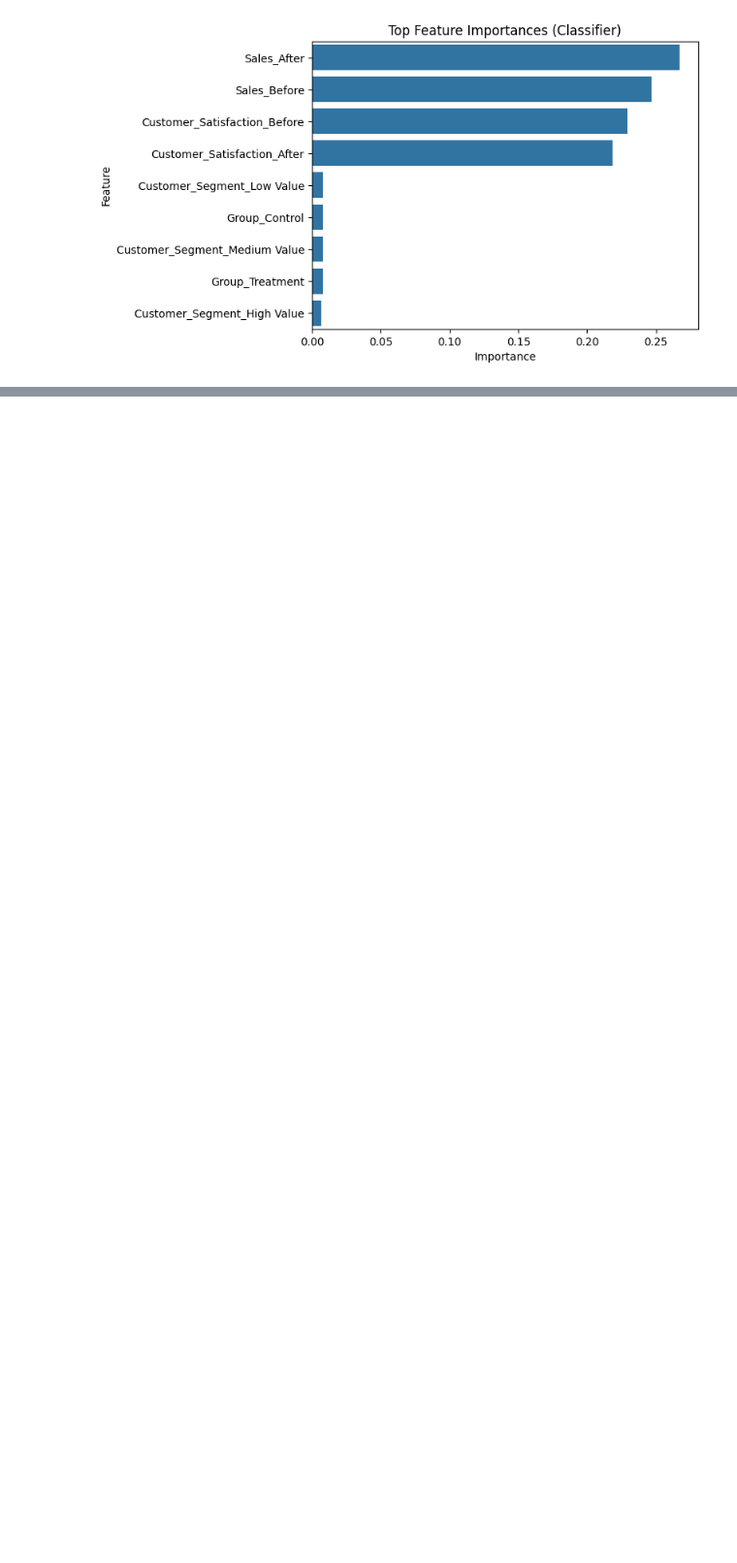
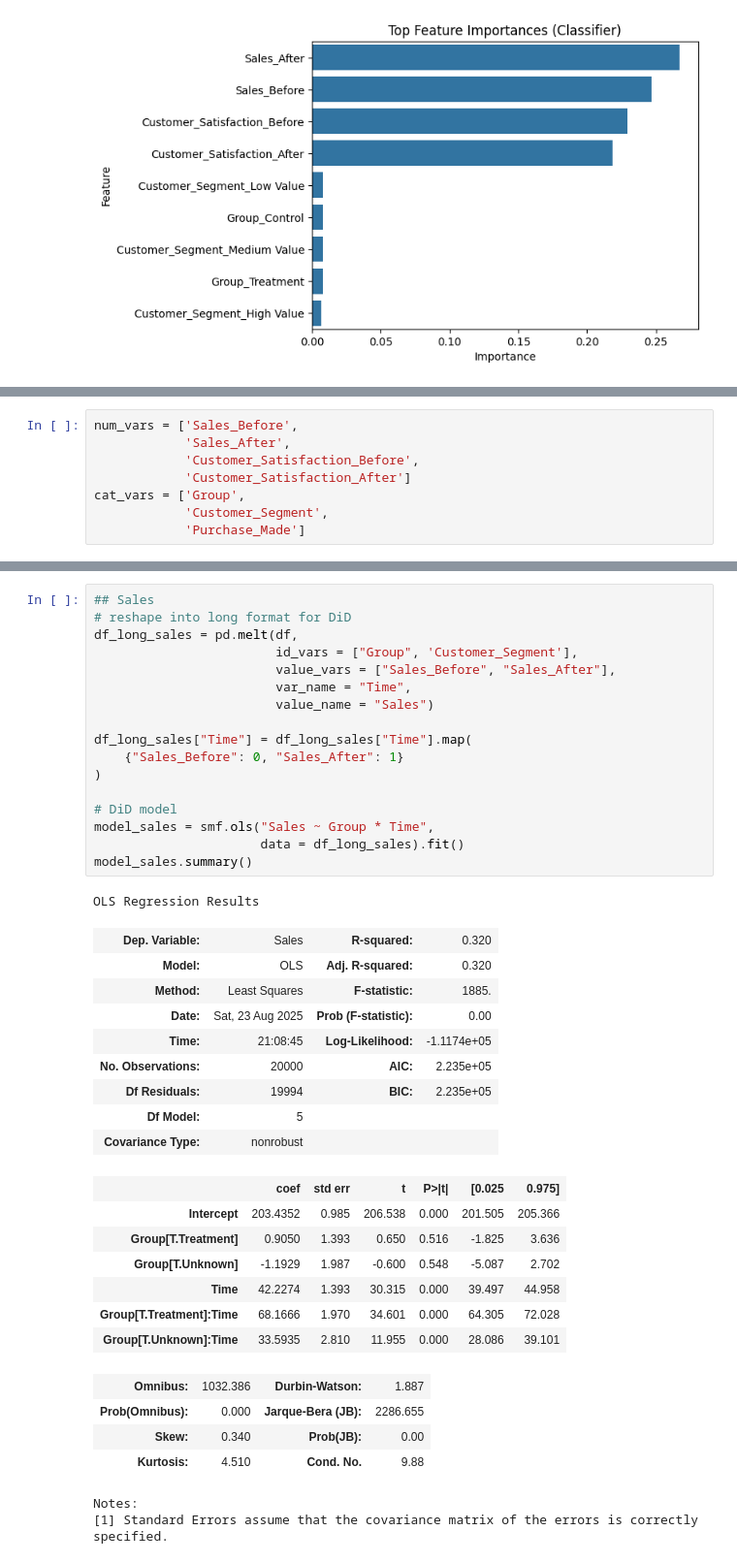
Before and after one commit to liaohan618/Sales-Satisfaction-Kaggle, a Jupyter notebook: SNS_Missing.ipynb, the cells around one changed output, grey strips where cells are left out. Shown at 97% size. Saved outputs shown, nothing was run; the diff lists cells and outputs as text; blank space fills up the shorter version.

Commit message:
Final additions
- hypothesis testing
- DiD testing
- Notes

```diff
--- a/SNS_Missing.ipynb
+++ b/SNS_Missing.ipynb
@@ -909,0 +958,8 @@ weighted avg       0.52      0.52      0.52      1839
+# %%
+num_vars = ['Sales_Before',
+            'Sales_After',
+            'Customer_Satisfaction_Before',
+            'Customer_Satisfaction_After']
+cat_vars = ['Group',
+            'Customer_Segment',
+            'Purchase_Made']
@@ -909,0 +1042,41 @@ weighted avg       0.52      0.52      0.52      1839
+# %%
+## Sales
+# reshape into long format for DiD
+df_long_sales = pd.melt(df,
+                        id_vars = ["Group", 'Customer_Segment'],
+                        value_vars = ["Sales_Before", "Sales_After"],
+                        var_name = "Time",
+                        value_name = "Sales")
+
+df_long_sales["Time"] = df_long_sales["Time"].map(
+    {"Sales_Before": 0, "Sales_After": 1}
+)
+
+# DiD model
+model_sales = smf.ols("Sales ~ Group * Time",
+                      data = df_long_sales).fit()
+model_sales.summary()
+# %% [output]
+OLS Regression Results
+| Dep. Variable: | Sales | R-squared: | 0.320 |
+| Model: | OLS | Adj. R-squared: | 0.320 |
+| Method: | Least Squares | F-statistic: | 1885. |
+| Date: | Sat, 23 Aug 2025 | Prob (F-statistic): | 0.00 |
+| Time: | 21:08:45 | Log-Likelihood: | -1.1174e+05 |
+| No. Observations: | 20000 | AIC: | 2.235e+05 |
+| Df Residuals: | 19994 | BIC: | 2.235e+05 |
+| Df Model: | 5 |  |  |
+| Covariance Type: | nonrobust |  |  |
+|  | coef | std err | t | P>|t| | [0.025 | 0.975] |
+| Intercept | 203.4352 | 0.985 | 206.538 | 0.000 | 201.505 | 205.366 |
+| Group[T.Treatment] | 0.9050 | 1.393 | 0.650 | 0.516 | -1.825 | 3.636 |
+| Group[T.Unknown] | -1.1929 | 1.987 | -0.600 | 0.548 | -5.087 | 2.702 |
+| Time | 42.2274 | 1.393 | 30.315 | 0.000 | 39.497 | 44.958 |
+| Group[T.Treatment]:Time | 68.1666 | 1.970 | 34.601 | 0.000 | 64.305 | 72.028 |
+| Group[T.Unknown]:Time | 33.5935 | 2.810 | 11.955 | 0.000 | 28.086 | 39.101 |
+| Omnibus: | 1032.386 | Durbin-Watson: | 1.887 |
+| Prob(Omnibus): | 0.000 | Jarque-Bera (JB): | 2286.655 |
+| Skew: | 0.340 | Prob(JB): | 0.00 |
+| Kurtosis: | 4.510 | Cond. No. | 9.88 |
+Notes:
+[1] Standard Errors assume that the covariance matrix of the errors is correctly specified.
```
Also changed, not shown: parts of 25 cells of this notebook.
